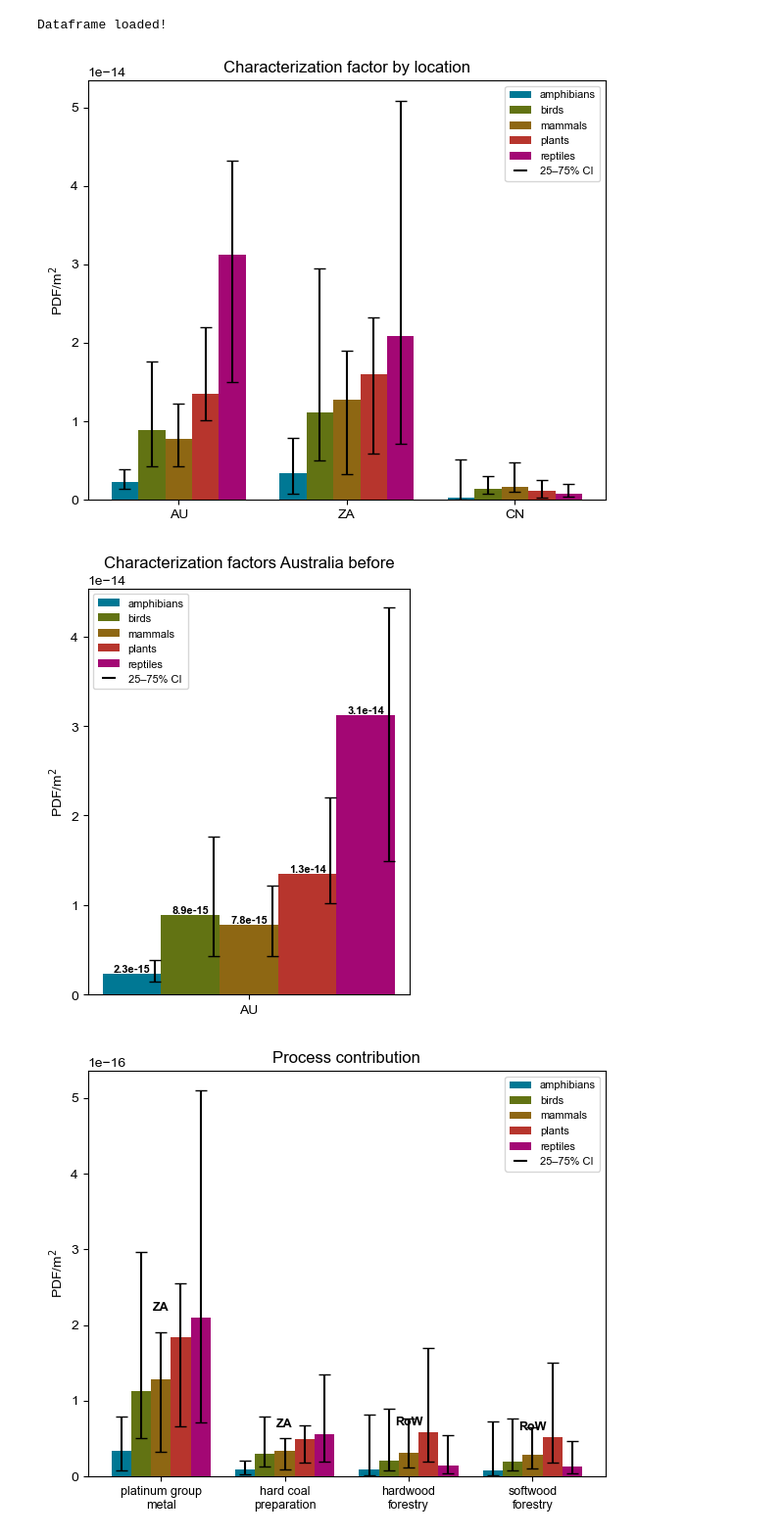
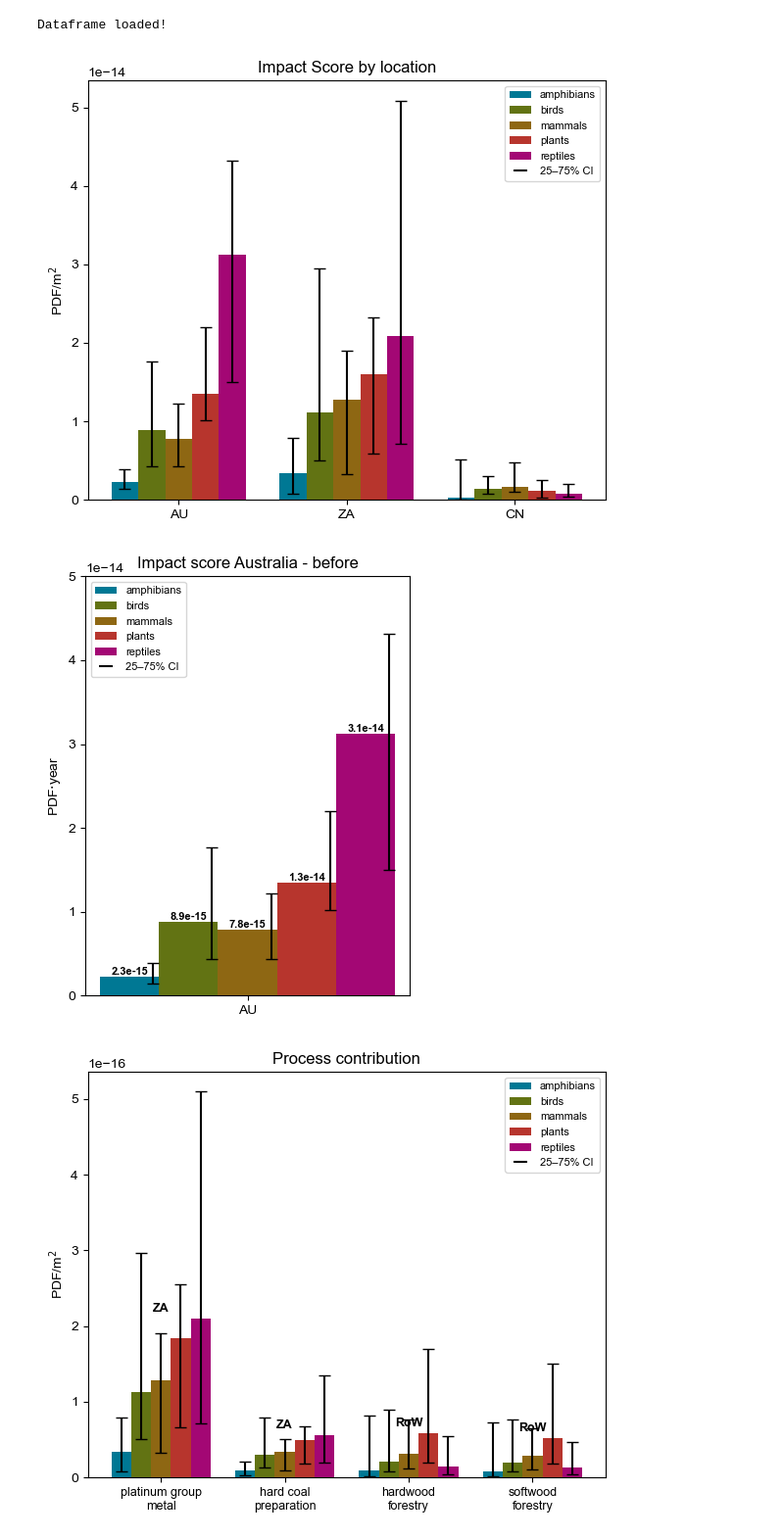
Before and after one commit to Laboratory-for-Energy-Systems-Analysis/edges, a Jupyter notebook: examples/test_severin/Plots.ipynb, the cells around one changed output. Shown: that part at 98% size. Drawn from its saved outputs; the diff is of its cells as text; code cells hidden in the pictures.

```diff
--- a/examples/test_severin/Plots.ipynb
+++ b/examples/test_severin/Plots.ipynb
@@ -48,7 +48,7 @@ d = d.sort_values(by="amount", ascending=False)
 loc_order = ['AU', 'ZA', 'CN']
 
 # =========================================================
-# PLOT B: Characterization factor by location
+# PLOT B: Impact score by location
 # =========================================================
 fig, ax_b = plt.subplots(figsize=(6, 5))
 
@@ -98,7 +98,7 @@ for i, meth in enumerate(methods_b):
     ax_b.bar(positions, y, yerr=cf_errors, capsize=4, width=bar_width,
              label=str(meth), color=bar_color)
 
-ax_b.set_title("Characterization factor by location")
+ax_b.set_title("Impact Score by location")
 ax_b.set_ylabel("PDF/m$^2$")
 ax_b.set_xticks(x)
 ax_b.set_xticklabels(loc_order, rotation=0)
@@ -113,7 +113,7 @@ plt.tight_layout()
 plt.savefig("plots/occupation_CFs_by_location_old.png", dpi=150)
 plt.show()
 # %% [output]
-[figure, old version]
+[figure, new version]
 # %%
 import matplotlib.pyplot as plt
 from matplotlib.lines import Line2D
@@ -153,7 +153,7 @@ has_cf_percentiles = f"CF {lower_percentile}" in df.columns and f"CF {top_percen
 loc_order = ['AU']
 
 # =========================================================
-# PLOT B: Characterization factor by location (AU Only)
+# PLOT B: Impact score by location (AU Only)
 # =========================================================
 fig, ax_b = plt.subplots(figsize=(4, 5))
 
@@ -210,36 +210,37 @@ for i, meth in enumerate(methods_b):
         ax_b.errorbar(error_x, y, yerr=cf_errors,
                       fmt='none',       # 'none' means don't plot a marker point
                       ecolor='black',   # Color of the error line
                       elinewidth=1.5,   # Thickness of line
                       capsize=4)        # Width of the horizontal caps
 
     # 3. Add Labels (Centered on the bar)
     for bar, val in zip(bars, y):
         if pd.isna(val): continue
         y_pos = bar.get_height()
         ax_b.text(
             bar.get_x() + bar.get_width() / 2,
             y_pos,
             f"{val:.1e}",
             ha='center', va='bottom', fontsize=8, color='black', fontweight='bold'
         )
 
-ax_b.set_title("Characterization factors Australia before")
-ax_b.set_ylabel("PDF/m$^2$")
+ax_b.set_title("Impact score Australia - before")
+ax_b.set_ylabel("PDF$\cdot$year")
 ax_b.set_xticks(x)
 ax_b.set_xticklabels(loc_order, rotation=0)
+ax_b.set_ylim(0, 5e-14)
 
 # Legend
 handles_b, labels_b = ax_b.get_legend_handles_labels()
 handles_b.append(errorbar_legend)
 labels_b.append('25–75% CI')
 ax_b.legend(handles=handles_b, labels=labels_b, loc='upper left', fontsize=8)
 
 plt.tight_layout()
 plt.savefig("plots/occupation_CFs_by_location_AU_old.png", dpi=150)
 plt.show()
 # %% [output]
-[figure, old version]
+[figure, new version]
 # %%
 # --- User Configuration ---
 # REPLACE THESE WITH YOUR EXACT HEX CODES
```
Also changed, not shown: parts of 9 cells of this notebook, 10 other files.
